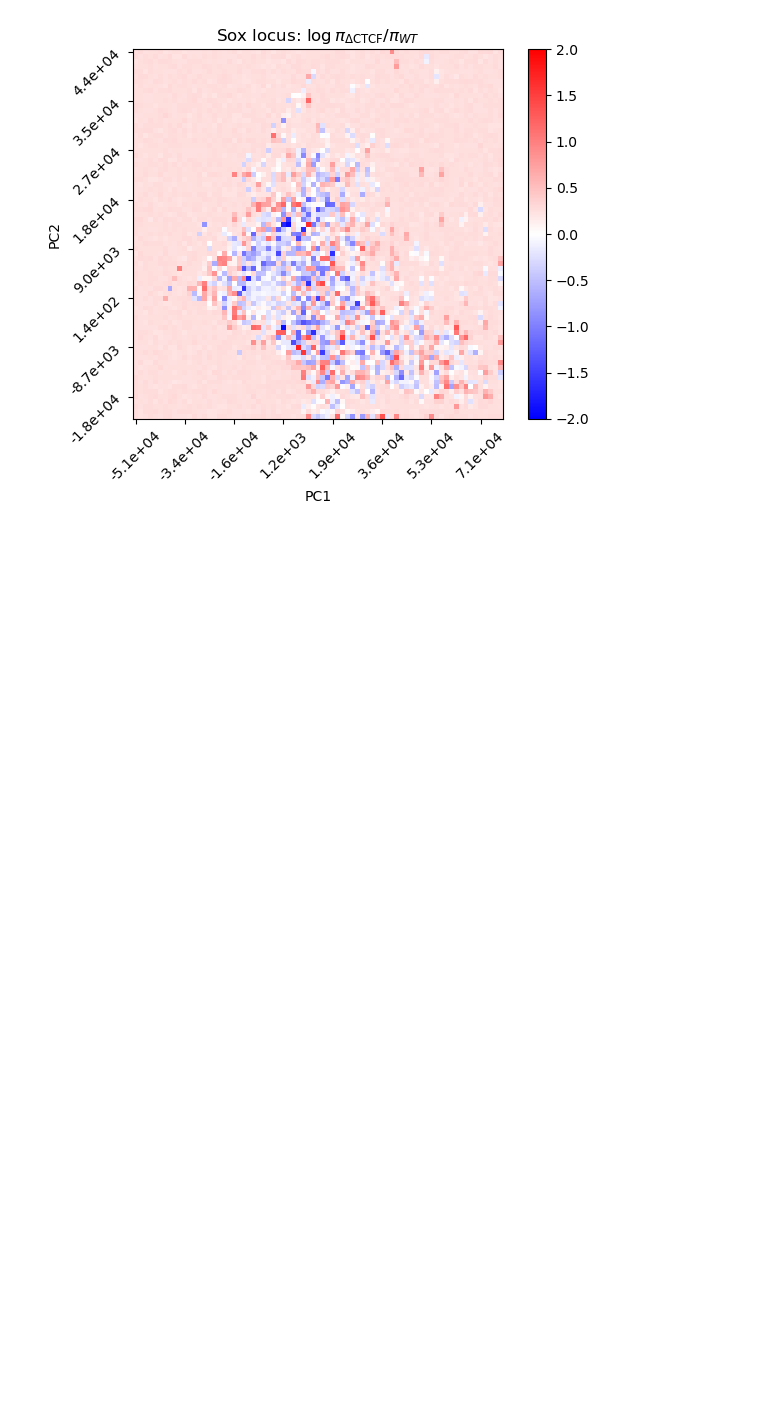
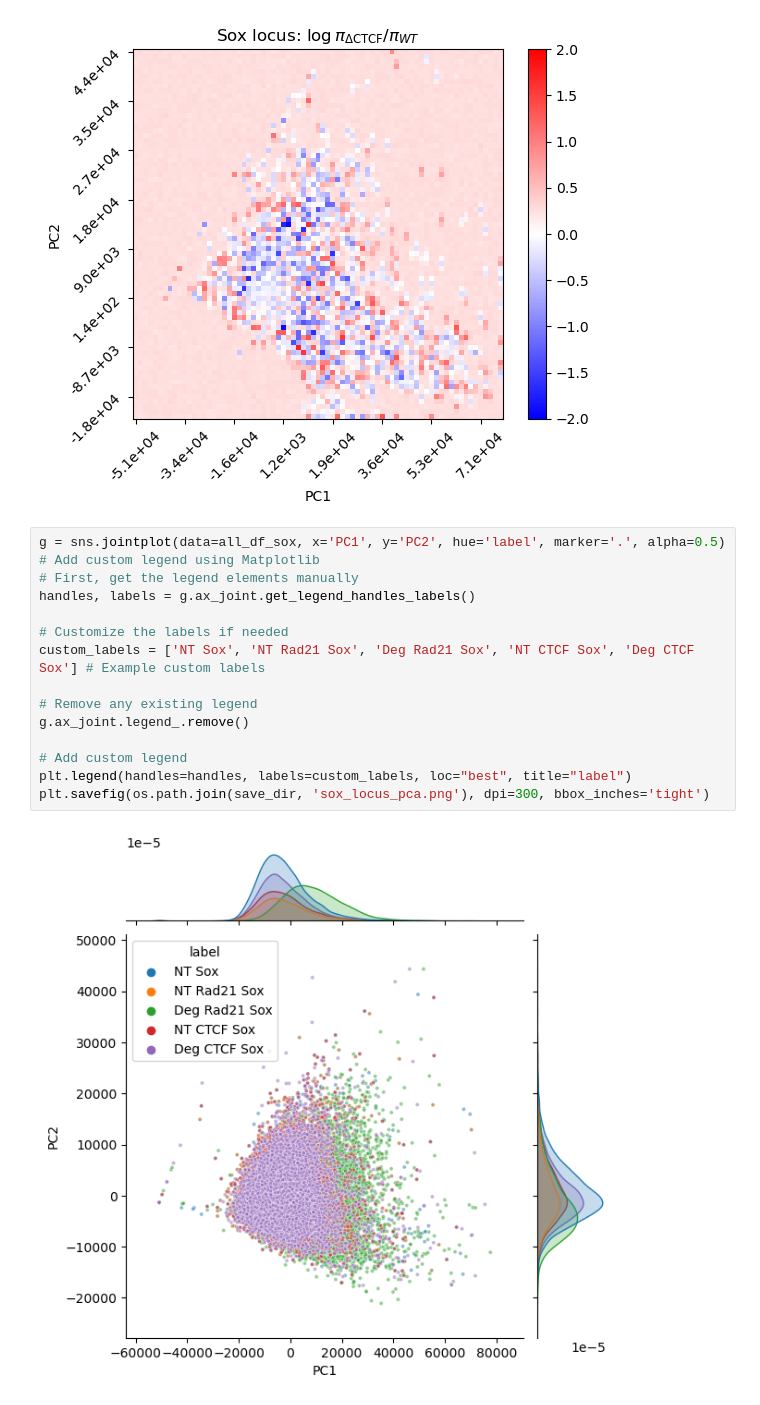
Before and after one commit to tee-udon/chromatin-ensemble-refinement, a Jupyter notebook: 20240925_AnalyzeToniaMCMC.ipynb, the cells around one changed output. Saved outputs shown, nothing was run; the diff lists cells and outputs as text; blank space fills up the shorter version.

```diff
--- a/20240925_AnalyzeToniaMCMC.ipynb
+++ b/20240925_AnalyzeToniaMCMC.ipynb
@@ -528,3 +575,20 @@ plt.title(r'Sox locus: $\log \pi_\mathrm{\Delta CTCF} / \pi_{WT}$')
 plt.savefig(os.path.join(save_dir, 'ntSox_ctcfSox_ratio_heatmap.png'), dpi=300, bbox_inches='tight')
 # %% [output]
 [figure]
+# %%
+g = sns.jointplot(data=all_df_sox, x='PC1', y='PC2', hue='label', marker='.', alpha=0.5)
+# Add custom legend using Matplotlib
+# First, get the legend elements manually
+handles, labels = g.ax_joint.get_legend_handles_labels()
+
+# Customize the labels if needed
+custom_labels = ['NT Sox', 'NT Rad21 Sox', 'Deg Rad21 Sox', 'NT CTCF Sox', 'Deg CTCF Sox'] # Example custom labels
+
+# Remove any existing legend
+g.ax_joint.legend_.remove()
+
+# Add custom legend
+plt.legend(handles=handles, labels=custom_labels, loc="best", title="label")
+plt.savefig(os.path.join(save_dir, 'sox_locus_pca.png'), dpi=300, bbox_inches='tight')
+# %% [output]
+[figure, added]
```
Also changed, not shown: parts of 23 cells of this notebook, 1 other file.
